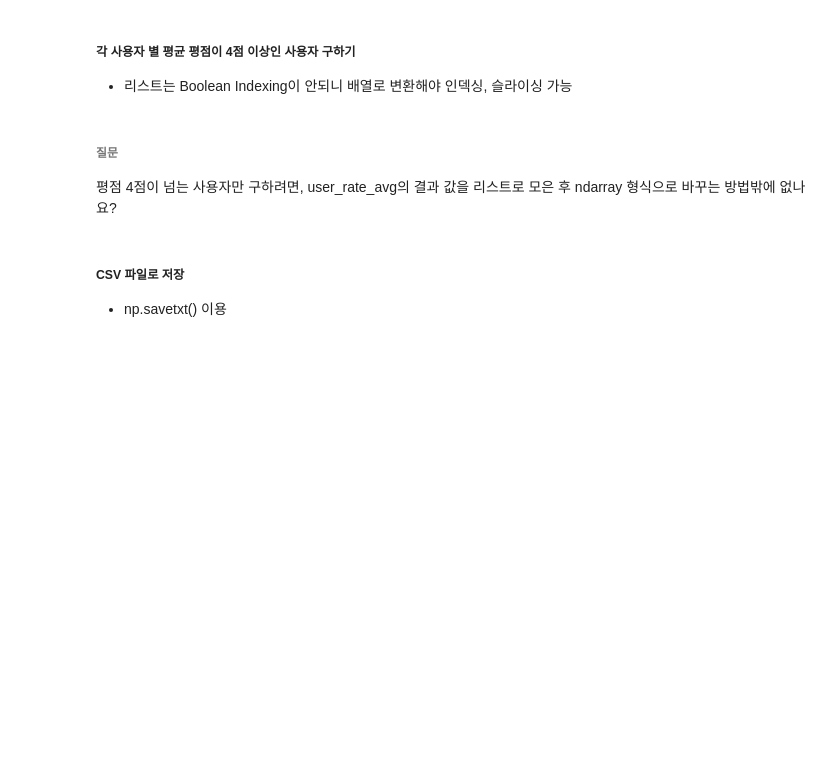
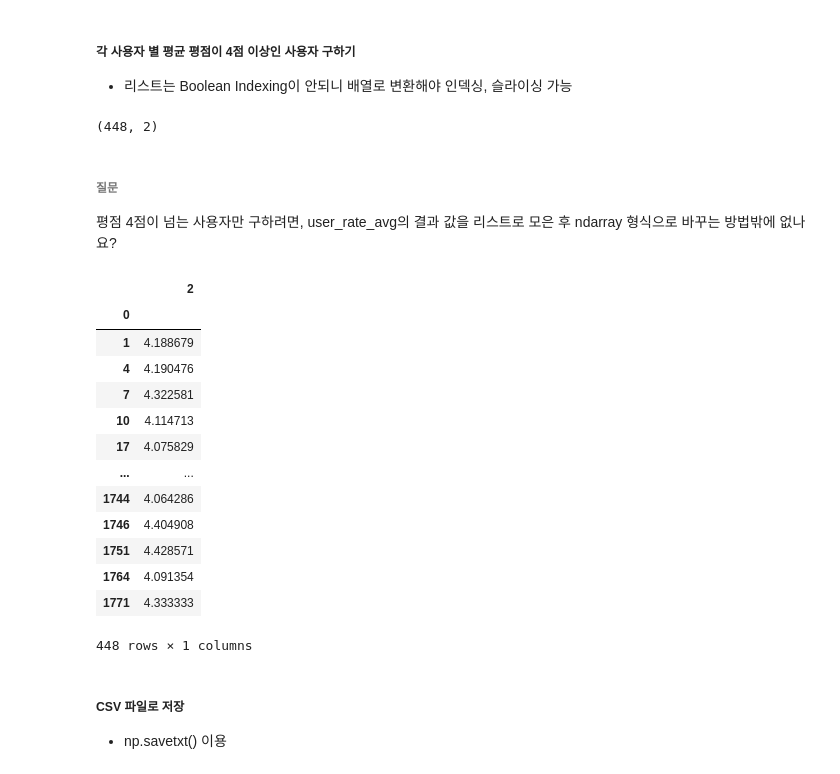
Before and after one commit to hwayoung306/AI, a Jupyter notebook: 20220412_py_04_Numpy.ipynb, the cells around one changed output. Saved outputs shown, nothing was run; the diff lists cells and outputs as text; code cells hidden in the pictures; blank space fills up the shorter version.

```diff
--- a/20220412_py_04_Numpy.ipynb
+++ b/20220412_py_04_Numpy.ipynb
@@ -820,6 +835,8 @@ score_mean
 # %%
 score = np.array( score_mean)
 
-boolean_index = score[:, 1] >4
+boolean_index = score[:, 1] >= 4
 # print(score[ boolean_index ])
 print(score[ boolean_index ]. shape)
+# %% [output]
+(448, 2)
@@ -828,6 +854,27 @@ print(score[ boolean_index ]. shape)
 
 평점 4점이 넘는 사용자만 구하려면,
 user_rate_avg의 결과 값을 리스트로 모은 후 ndarray 형식으로 바꾸는 방법밖에 없나요?
+# %%
+import pandas as pd
+
+df = pd.DataFrame(data)
+df_mean = df[ [0,2] ].groupby(0).mean()
+df_mean[df_mean[2] >= 4]
+# %% [output]
+|  | 2 |
+| 0 |  |
+| 1 | 4.188679 |
+| 4 | 4.190476 |
+| 7 | 4.322581 |
+| 10 | 4.114713 |
+| 17 | 4.075829 |
+| ... | ... |
+| 1744 | 4.064286 |
+| 1746 | 4.404908 |
+| 1751 | 4.428571 |
+| 1764 | 4.091354 |
+| 1771 | 4.333333 |
+448 rows × 1 columns
 # %% [markdown]
 ##### CSV 파일로 저장
 - np.savetxt() 이용
```
Also changed, not shown: parts of 21 cells of this notebook.
